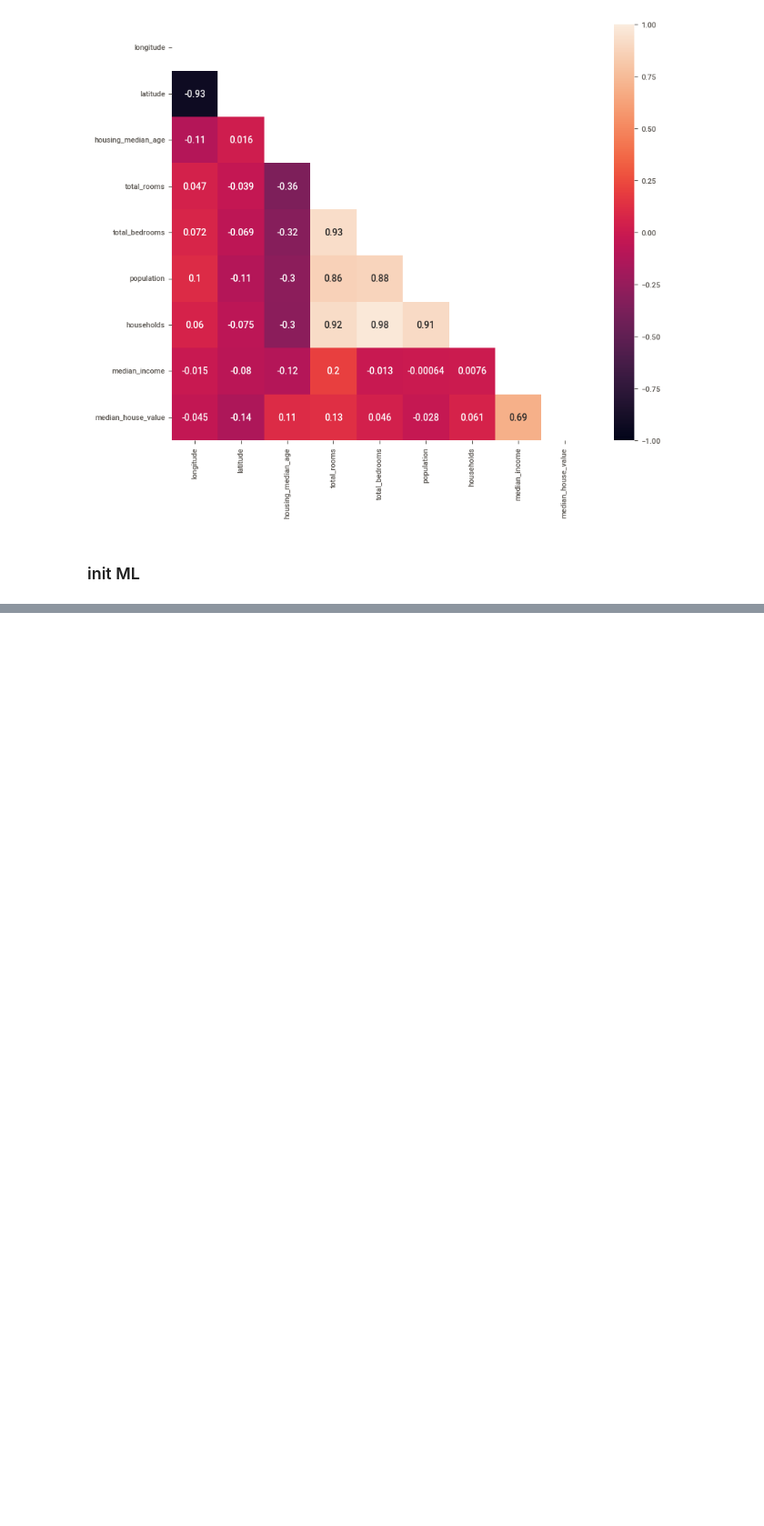
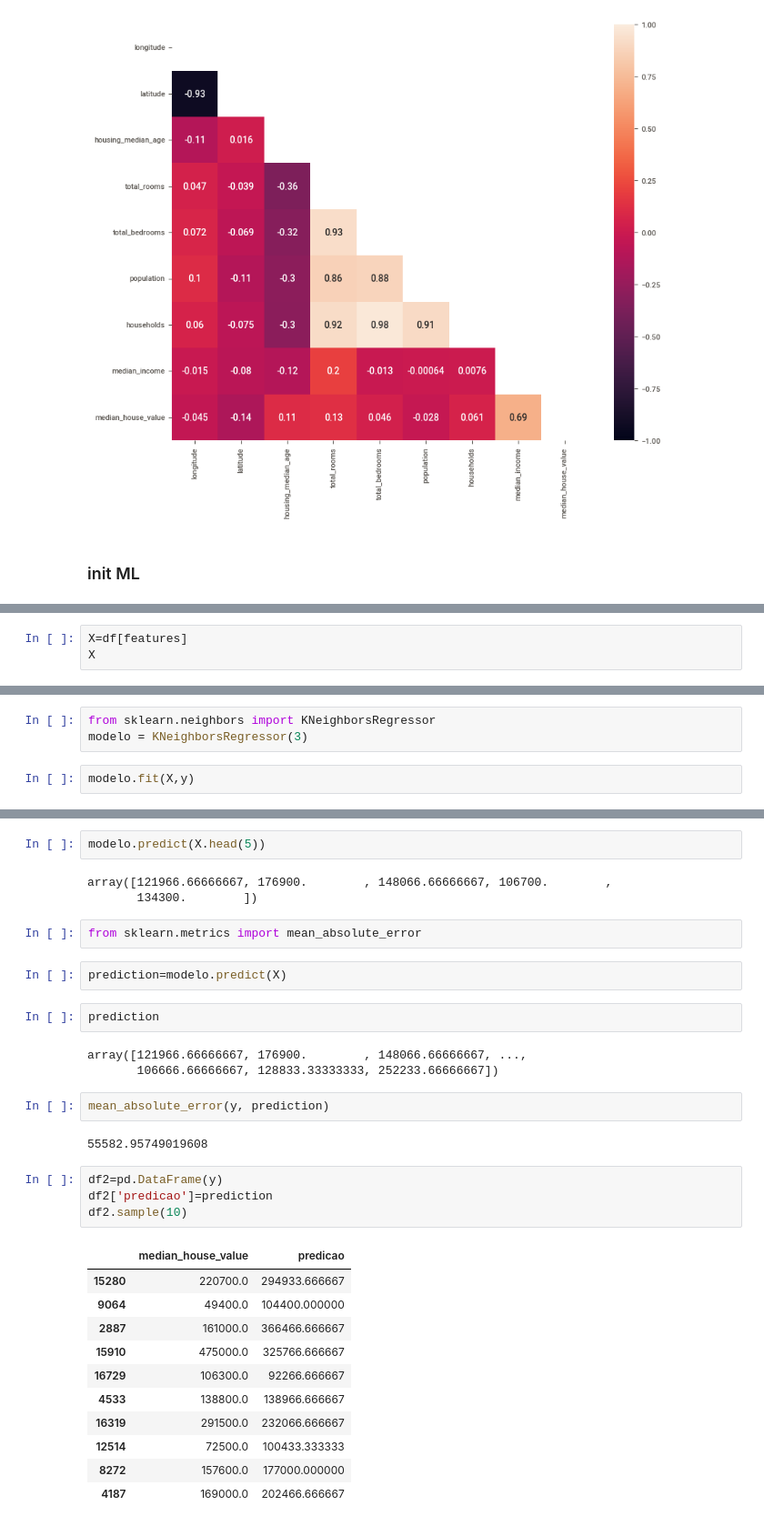
Before and after one commit to tomdkt/intro-to-data-science, a Jupyter notebook: src/week7/01-knn-again.ipynb, the cells around one changed output, grey strips where cells are left out. Shown: that part at 91% size. Cells and saved outputs as stored; diff of their text form; blank space fills up the shorter version.

```diff
--- a/src/week7/01-knn-again.ipynb
+++ b/src/week7/01-knn-again.ipynb
@@ -103,0 +129,3 @@ plt.show()
+# %%
+X=df[features]
+X
@@ -103,0 +146,5 @@ plt.show()
+# %%
+from sklearn.neighbors import KNeighborsRegressor
+modelo = KNeighborsRegressor(3)
+# %%
+modelo.fit(X,y)
@@ -103,0 +171,34 @@ plt.show()
+# %%
+modelo.predict(X.head(5))
+# %% [output]
+array([121966.66666667, 176900.        , 148066.66666667, 106700.        ,
+       134300.        ])
+# %%
+from sklearn.metrics import mean_absolute_error
+# %%
+prediction=modelo.predict(X)
+# %%
+prediction
+# %% [output]
+array([121966.66666667, 176900.        , 148066.66666667, ...,
+       106666.66666667, 128833.33333333, 252233.66666667])
+# %%
+mean_absolute_error(y, prediction)
+# %% [output]
+55582.95749019608
+# %%
+df2=pd.DataFrame(y)
+df2['predicao']=prediction
+df2.sample(10)
+# %% [output]
+|  | median_house_value | predicao |
+| 15280 | 220700.0 | 294933.666667 |
+| 9064 | 49400.0 | 104400.000000 |
+| 2887 | 161000.0 | 366466.666667 |
+| 15910 | 475000.0 | 325766.666667 |
+| 16729 | 106300.0 | 92266.666667 |
+| 4533 | 138800.0 | 138966.666667 |
+| 16319 | 291500.0 | 232066.666667 |
+| 12514 | 72500.0 | 100433.333333 |
+| 8272 | 157600.0 | 177000.000000 |
+| 4187 | 169000.0 | 202466.666667 |
```
Also changed, not shown: parts of 27 cells of this notebook.
